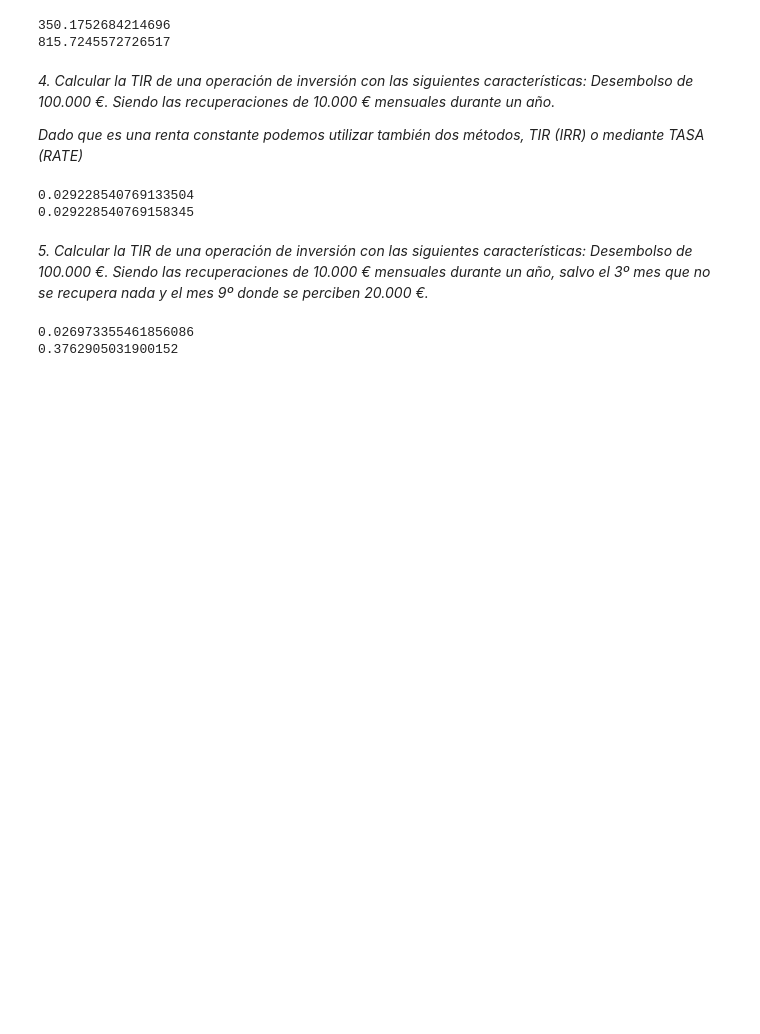
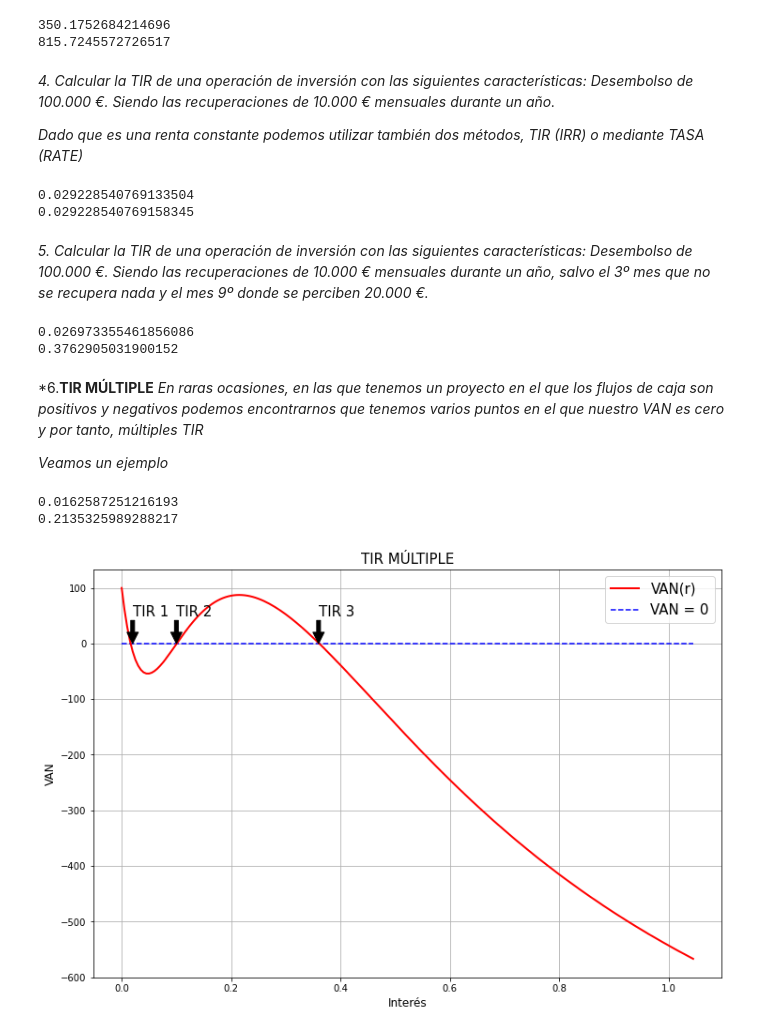
Before and after one commit to RebecaGa/TFG---URJC-2020-2021, a Jupyter notebook: 8. Ejemplos prácticos VAN & TIR.ipynb, the cells around one changed output. Drawn from its saved outputs; the diff is of its cells as text; code cells hidden in the pictures; blank space fills up the shorter version.

```diff
--- a/8. Ejemplos prácticos VAN & TIR.ipynb
+++ b/8. Ejemplos prácticos VAN & TIR.ipynb
@@ -170,3 +174,45 @@ print(TIRanual)
 # %% [output]
 0.026973355461856086
 0.3762905031900152
+# %% [markdown]
+*6.**TIR MÚLTIPLE** *En raras ocasiones, en las que tenemos un proyecto en el que los flujos de caja son positivos y negativos podemos encontrarnos que tenemos varios puntos en el que nuestro VAN es cero y por tanto, múltiples TIR*
+
+*Veamos un ejemplo*
+# %%
+cf1 = [-1200, 700, 700, 700, 700, 700, -700, -700, -700, -700, -700, 0, 0, 0, 0, 0, 0, 0, 0, 0, 1300]
+r = np.arange(0,1.05,0.005)
+n1 = 12
+
+TIR1 = npf.irr(values = cf1)     #TIR mensual
+print(TIR1)
+TIRanual1 = (1+TIR1)**n1-1
+print(TIRanual1)
+# %% [output]
+0.0162587251216193
+0.2135325989288217
+# %%
+cf1 = [-1200, 700, 700, 700, 700, 700, -700, -700, -700, -700, -700, 0, 0, 0, 0, 0, 0, 0, 0, 0, 1300]
+r = np.arange(0,1.05,0.005)
+
+
+VAN = []
+
+for i in r:
+    a= npf.npv(rate=i, values=cf1)
+    VAN.append(a)
+# %%
+plt.figure(figsize = (12, 8))
+
+plt.plot(r, VAN, color = "red", linewidth = 2, linestyle='-', label = "VAN(r)")
+plt.grid()
+plt.hlines(y=0, xmin = r[0], xmax=r[-1], linestyle="dashed", color="blue", label="VAN = 0")
+plt.title("TIR MÚLTIPLE", fontsize=15)
+plt.xlabel("Interés", fontsize=12)
+plt.ylabel("VAN", fontsize=12)
+plt.annotate("TIR 1", xy = (0.020, 0), xytext=(0.020, 50), arrowprops = {'color':'black'}, fontsize=15)
+plt.annotate("TIR 2", xy = (0.100, 0), xytext=(0.100, 50), arrowprops = {'color':'black'}, fontsize=15)
+plt.annotate("TIR 3", xy = (0.360, 0), xytext=(0.360, 50), arrowprops = {'color':'black'}, fontsize=15)
+plt.legend(loc="best", fontsize=15)
+plt.show()
+# %% [output]
+[figure, added]
```
Also changed, not shown: parts of 5 cells of this notebook, 5 other files.
